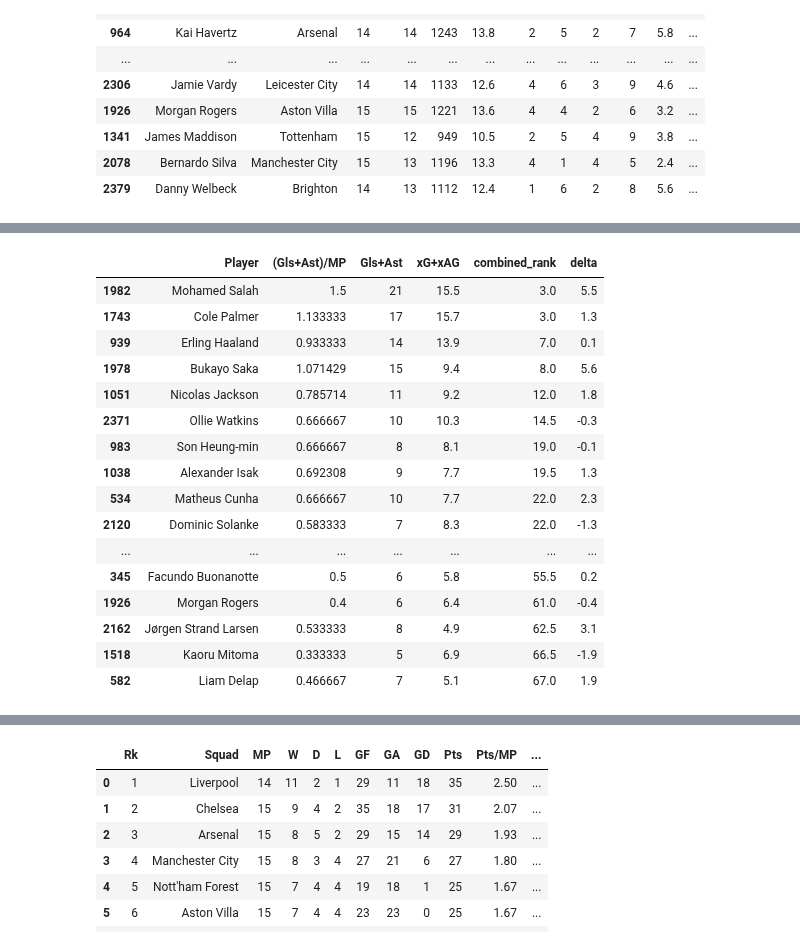
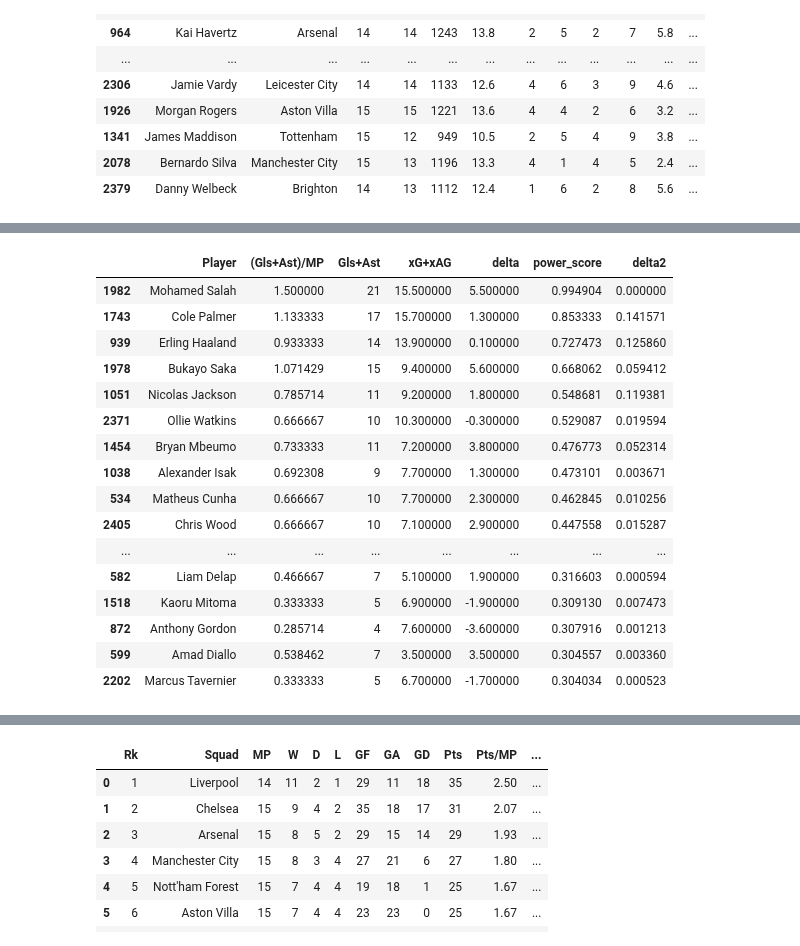
Before and after one commit to santsumetpong/ds_core, a Jupyter notebook: prem.ipynb, the cells around one changed output, grey strips where cells are left out. Cells and saved outputs as stored; diff of their text form; code cells hidden in the pictures.

```diff
--- a/prem.ipynb
+++ b/prem.ipynb
@@ -99,16 +99,50 @@ pl_df[pl_df['MP'] > 0.7 * pl_df['MP'].max()].sort_values(by='xG+xAG', ascending=
 | 2078 | Bernardo Silva | Manchester City | 15 | 13 | 1196 | 13.3 | 4 | 1 | 4 | 5 | 2.4 | ... |
 | 2379 | Danny Welbeck | Brighton | 14 | 13 | 1112 | 12.4 | 1 | 6 | 2 | 8 | 5.6 | ... |
 # %%
-filtered_df = pl_df[pl_df['MP'] > 0.7 * pl_df['MP'].max()]
+import warnings
+warnings.filterwarnings('ignore')
 
+filtered_df = pl_df[pl_df['MP'] > 0.8 * pl_df['MP'].max()]
 filtered_df['rank_GlsAst_per_MP'] = filtered_df['(Gls+Ast)/MP'].rank(ascending=False)
 filtered_df['rank_xG_xAG'] = filtered_df['xG+xAG'].rank(ascending=False)
-
 filtered_df['combined_rank'] = filtered_df['rank_GlsAst_per_MP'] + filtered_df['rank_xG_xAG']
 filtered_df['Gls+Ast'] = filtered_df['Gls'] + filtered_df['Ast']
 filtered_df['delta'] = filtered_df['Gls+Ast'] - filtered_df['xG+xAG']
 
-top = filtered_df.sort_values(by='combined_rank').head(30)
+filtered_df['actual_score'] = (filtered_df['(Gls+Ast)/MP'] - filtered_df['(Gls+Ast)/MP'].min()) / (filtered_df['(Gls+Ast)/MP'].max() - filtered_df['(Gls+Ast)/MP'].min())
+filtered_df['expected_score'] = (filtered_df['xG+xAG'] - filtered_df['xG+xAG'].min()) / (filtered_df['xG+xAG'].max() - filtered_df['xG+xAG'].min())
+filtered_df['power_score'] = (0.6 * filtered_df['actual_score'] + 0.4 * filtered_df['expected_score']).round(3)
 
-top[['Player', '(Gls+Ast)/MP', 'Gls+Ast', 'xG+xAG', 'combined_rank', 'delta']]
+filtered_df = filtered_df.sort_values('power_score', ascending=False)
+filtered_df['delta2'] = (filtered_df['power_score'].shift(1) - filtered_df['power_score']).round(3)
+filtered_df.iloc[0, filtered_df.columns.get_loc('delta2')] = 0.000
+
+top = filtered_df.head(30)
+max_power = top['power_score'].max()
+min_power = top['power_score'].min()
+power_range = max_power - min_power
+
+def style_df(df):
+    def color_player(val):
+        if not isinstance(val, str):  # skip non-player cells
+            return ''
+
+        idx = df.index[df['Player'] == val][0]
+        score = df.loc[idx, 'power_score']
+
+        if score >= max_power - power_range * 0.2:
+            return 'color: gold'
+        elif score >= max_power - power_range * 0.4:
+            return 'color: silver'
+        elif score >= max_power - power_range * 0.6:
+            return 'color: #CD7F32'  # bronze
+        elif score >= max_power - power_range * 0.8:
+            return 'color: green'
+        else:
+            return 'color: purple'
+
+    return df.style.applymap(color_player, subset=['Player'])
+
+styled_df = style_df(top[['Player', '(Gls+Ast)/MP', 'Gls+Ast', 'xG+xAG', 'delta', 'power_score', 'delta2']])
+styled_df
 # %% [output]
@@ -132,20 +149,20 @@ See the caveats in the documentation: https://pandas.pydata.org/pandas-docs/stab
-|  | Player | (Gls+Ast)/MP | Gls+Ast | xG+xAG | combined_rank | delta |
-| 1982 | Mohamed Salah | 1.5 | 21 | 15.5 | 3.0 | 5.5 |
-| 1743 | Cole Palmer | 1.133333 | 17 | 15.7 | 3.0 | 1.3 |
-| 939 | Erling Haaland | 0.933333 | 14 | 13.9 | 7.0 | 0.1 |
-| 1978 | Bukayo Saka | 1.071429 | 15 | 9.4 | 8.0 | 5.6 |
-| 1051 | Nicolas Jackson | 0.785714 | 11 | 9.2 | 12.0 | 1.8 |
-| 2371 | Ollie Watkins | 0.666667 | 10 | 10.3 | 14.5 | -0.3 |
-| 983 | Son Heung-min | 0.666667 | 8 | 8.1 | 19.0 | -0.1 |
-| 1038 | Alexander Isak | 0.692308 | 9 | 7.7 | 19.5 | 1.3 |
-| 534 | Matheus Cunha | 0.666667 | 10 | 7.7 | 22.0 | 2.3 |
-| 2120 | Dominic Solanke | 0.583333 | 7 | 8.3 | 22.0 | -1.3 |
-| ... | ... | ... | ... | ... | ... | ... |
-| 345 | Facundo Buonanotte | 0.5 | 6 | 5.8 | 55.5 | 0.2 |
-| 1926 | Morgan Rogers | 0.4 | 6 | 6.4 | 61.0 | -0.4 |
-| 2162 | Jørgen Strand Larsen | 0.533333 | 8 | 4.9 | 62.5 | 3.1 |
-| 1518 | Kaoru Mitoma | 0.333333 | 5 | 6.9 | 66.5 | -1.9 |
-| 582 | Liam Delap | 0.466667 | 7 | 5.1 | 67.0 | 1.9 |
+|  | Player | (Gls+Ast)/MP | Gls+Ast | xG+xAG | delta | power_score | delta2 |
+| 1982 | Mohamed Salah | 1.500000 | 21 | 15.500000 | 5.500000 | 0.994904 | 0.000000 |
+| 1743 | Cole Palmer | 1.133333 | 17 | 15.700000 | 1.300000 | 0.853333 | 0.141571 |
+| 939 | Erling Haaland | 0.933333 | 14 | 13.900000 | 0.100000 | 0.727473 | 0.125860 |
+| 1978 | Bukayo Saka | 1.071429 | 15 | 9.400000 | 5.600000 | 0.668062 | 0.059412 |
+| 1051 | Nicolas Jackson | 0.785714 | 11 | 9.200000 | 1.800000 | 0.548681 | 0.119381 |
+| 2371 | Ollie Watkins | 0.666667 | 10 | 10.300000 | -0.300000 | 0.529087 | 0.019594 |
+| 1454 | Bryan Mbeumo | 0.733333 | 11 | 7.200000 | 3.800000 | 0.476773 | 0.052314 |
+| 1038 | Alexander Isak | 0.692308 | 9 | 7.700000 | 1.300000 | 0.473101 | 0.003671 |
+| 534 | Matheus Cunha | 0.666667 | 10 | 7.700000 | 2.300000 | 0.462845 | 0.010256 |
+| 2405 | Chris Wood | 0.666667 | 10 | 7.100000 | 2.900000 | 0.447558 | 0.015287 |
+| ... | ... | ... | ... | ... | ... | ... | ... |
+| 582 | Liam Delap | 0.466667 | 7 | 5.100000 | 1.900000 | 0.316603 | 0.000594 |
+| 1518 | Kaoru Mitoma | 0.333333 | 5 | 6.900000 | -1.900000 | 0.309130 | 0.007473 |
+| 872 | Anthony Gordon | 0.285714 | 4 | 7.600000 | -3.600000 | 0.307916 | 0.001213 |
+| 599 | Amad Diallo | 0.538462 | 7 | 3.500000 | 3.500000 | 0.304557 | 0.003360 |
+| 2202 | Marcus Tavernier | 0.333333 | 5 | 6.700000 | -1.700000 | 0.304034 | 0.000523 |
 # %%
 filtered_df[filtered_df['Player'] == 'Evanilson'].sort_values(by='xG+xAG', ascending=False).head(30)
 # %% [output]
```
Also changed, not shown: parts of 9 cells of this notebook.
